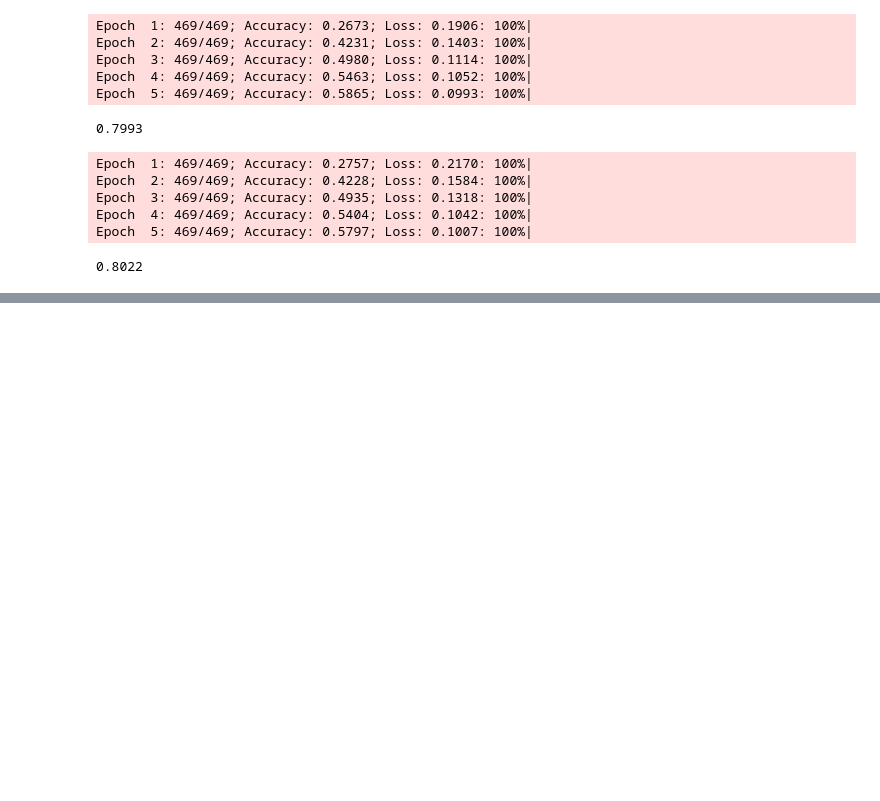
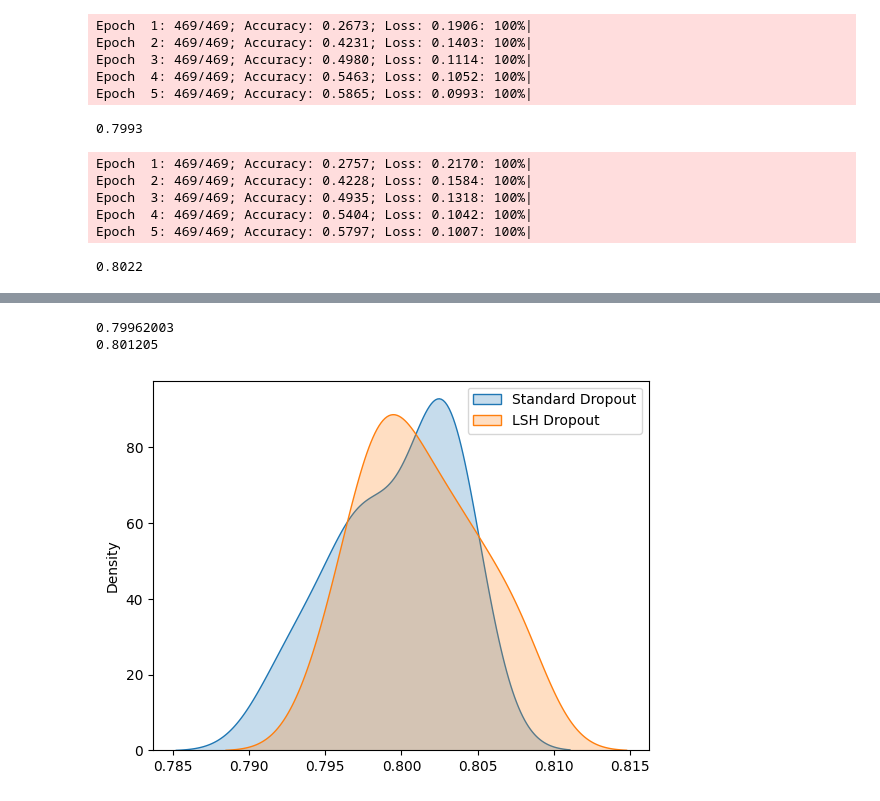
Before and after one commit to Winter-Shen/NeuralNetwork, a Jupyter notebook: pre.ipynb, the cells around one changed output, grey strips where cells are left out. Cells and saved outputs as stored; diff of their text form; code cells hidden in the pictures; blank space fills up the shorter version.

```diff
--- a/pre.ipynb
+++ b/pre.ipynb
@@ -182,6 +181,16 @@ Accuracy: 0.7992
 # %%
-accuracy = [f(x_train, y_train, x_test, y_test, m, batch_size, epoches = 5, progress = False) for i in range(10)]
-accuracy_lsh = [f(x_train, y_train, x_test, y_test, lshm, batch_size, epoches = 5, progress = False) for i in range(10)]
+accuracy = [f(x_train, y_train, x_test, y_test, m, batch_size, epoches = 5, progress = False) for i in range(100)]
+accuracy_lsh = [f(x_train, y_train, x_test, y_test, lshm, batch_size, epoches = 5, progress = False) for i in range(100)]
 # %%
 print(np.mean(accuracy))
 print(np.mean(accuracy_lsh))
+# %% [output]
+0.79962003
+0.801205
+# %%
+sns.kdeplot(accuracy, fill=True, label="Standard Dropout")
+sns.kdeplot(accuracy_lsh, fill=True, label="LSH Dropout")
+plt.legend()
+plt.show()
+# %% [output]
+[figure, added]
```
Also changed, not shown: parts of 3 cells of this notebook.
